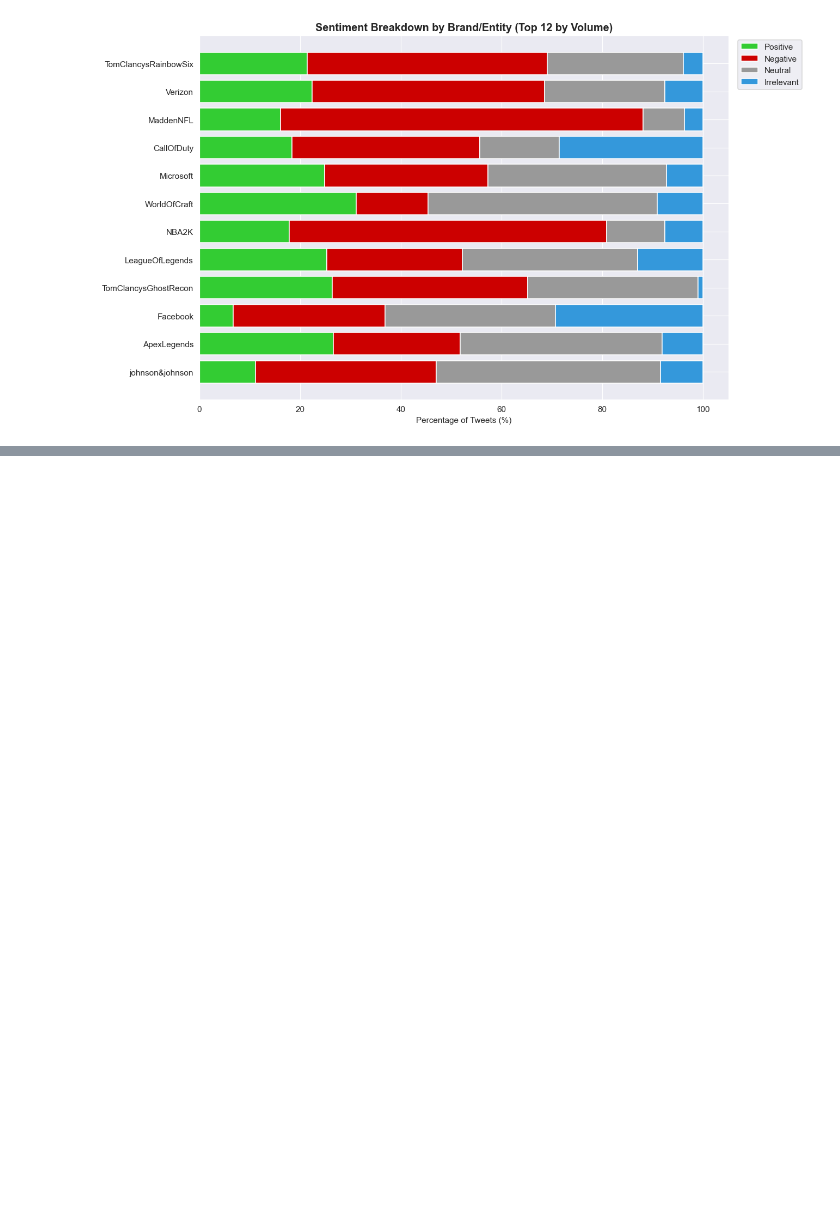
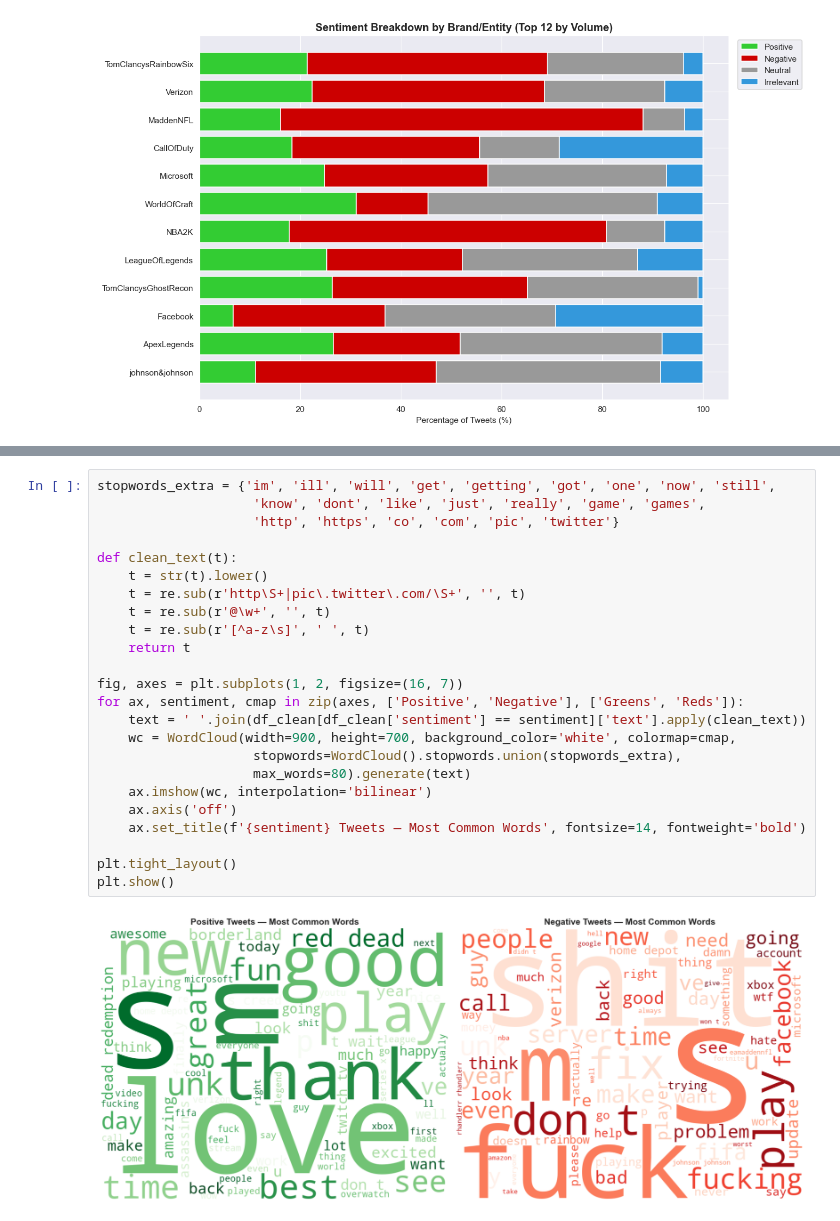
Before and after one commit to rajchachad17/PRODIGY_DS_04, a Jupyter notebook: Task_04.ipynb, the cells around one changed output, grey strips where cells are left out. Cells and saved outputs as stored; diff of their text form; blank space fills up the shorter version.

```diff
--- a/Task_04.ipynb
+++ b/Task_04.ipynb
@@ -142,0 +223,26 @@ plt.show()
+# %%
+stopwords_extra = {'im', 'ill', 'will', 'get', 'getting', 'got', 'one', 'now', 'still',
+                    'know', 'dont', 'like', 'just', 'really', 'game', 'games',
+                    'http', 'https', 'co', 'com', 'pic', 'twitter'}
+
+def clean_text(t):
+    t = str(t).lower()
+    t = re.sub(r'http\S+|pic\.twitter\.com/\S+', '', t)
+    t = re.sub(r'@\w+', '', t)
+    t = re.sub(r'[^a-z\s]', ' ', t)
+    return t
+
+fig, axes = plt.subplots(1, 2, figsize=(16, 7))
+for ax, sentiment, cmap in zip(axes, ['Positive', 'Negative'], ['Greens', 'Reds']):
+    text = ' '.join(df_clean[df_clean['sentiment'] == sentiment]['text'].apply(clean_text))
+    wc = WordCloud(width=900, height=700, background_color='white', colormap=cmap,
+                    stopwords=WordCloud().stopwords.union(stopwords_extra),
+                    max_words=80).generate(text)
+    ax.imshow(wc, interpolation='bilinear')
+    ax.axis('off')
+    ax.set_title(f'{sentiment} Tweets — Most Common Words', fontsize=14, fontweight='bold')
+
+plt.tight_layout()
+plt.show()
+# %% [output]
+[figure, added]
```
Also changed, not shown: parts of 7 cells of this notebook.
